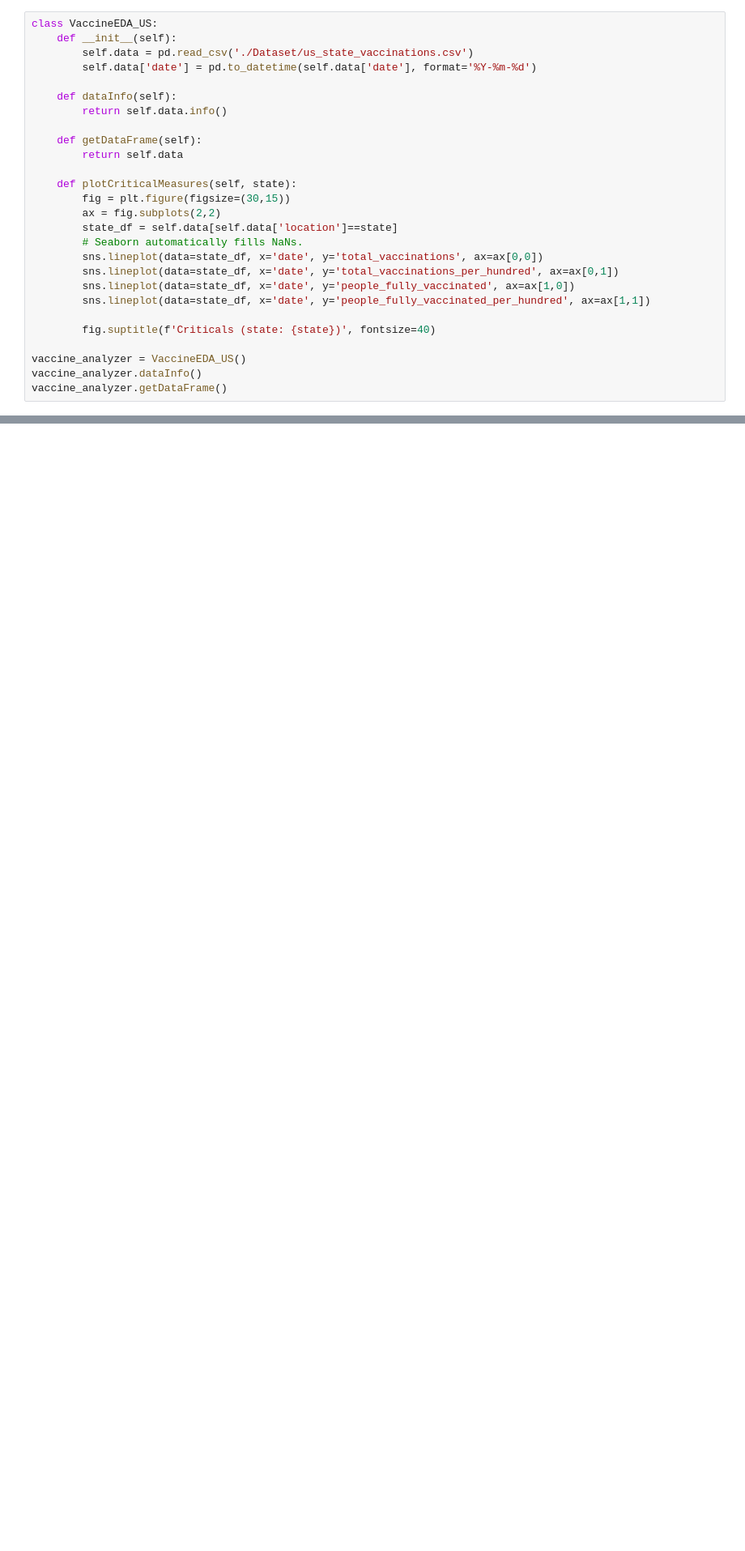
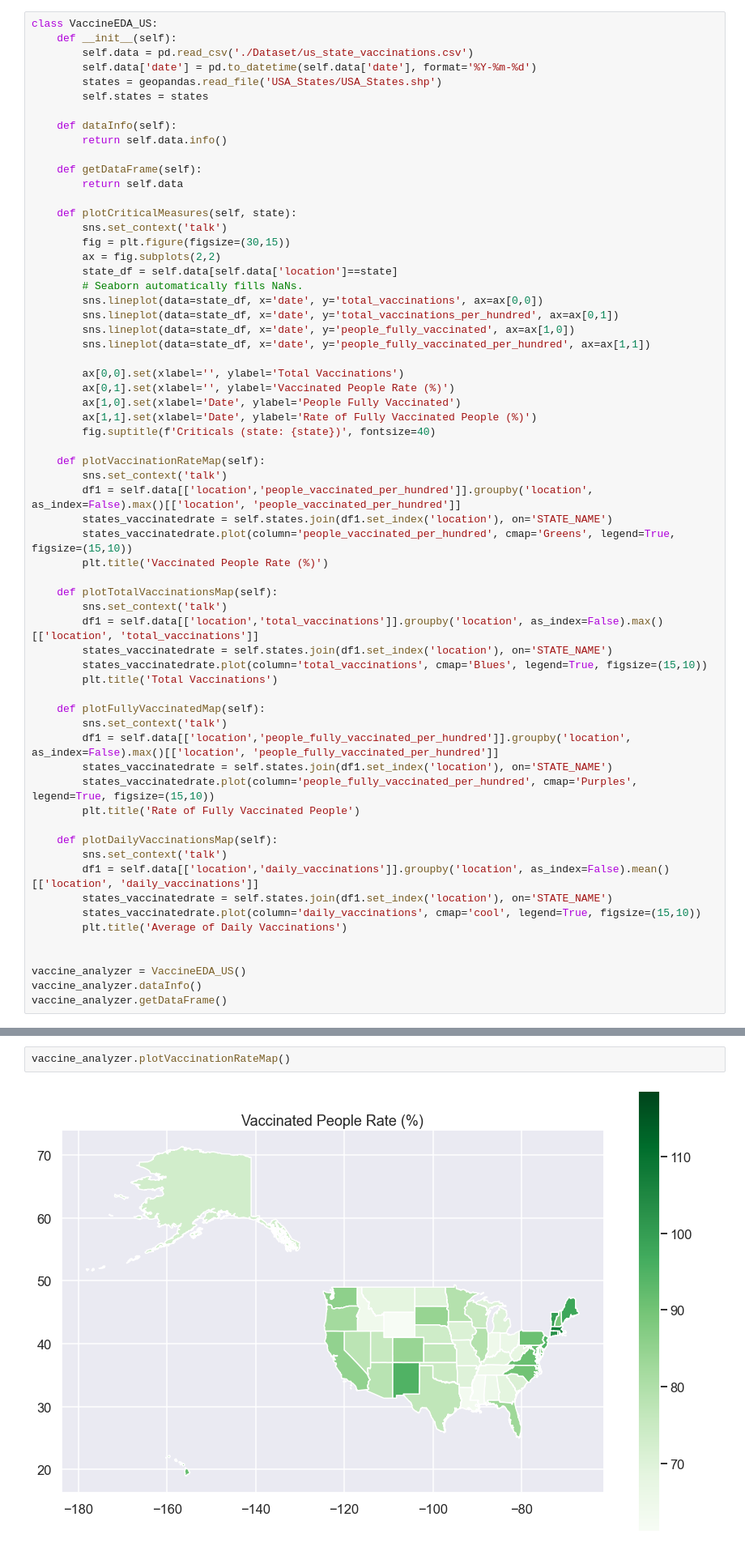
Before and after one commit to Mohammad8921/Corona-EDA, a Jupyter notebook: US-EDA.ipynb, the cells around one changed output, grey strips where cells are left out. Shown at 81% size. Cells and saved outputs as stored; diff of their text form; blank space fills up the shorter version.

```diff
--- a/US-EDA.ipynb
+++ b/US-EDA.ipynb
@@ -169,6 +174,8 @@ class VaccineEDA_US:
     def __init__(self):
         self.data = pd.read_csv('./Dataset/us_state_vaccinations.csv')
         self.data['date'] = pd.to_datetime(self.data['date'], format='%Y-%m-%d')
+        states = geopandas.read_file('USA_States/USA_States.shp')
+        self.states = states
 
     def dataInfo(self):
         return self.data.info()
@@ -177,6 +184,7 @@ class VaccineEDA_US:
         return self.data
 
     def plotCriticalMeasures(self, state):
+        sns.set_context('talk')
         fig = plt.figure(figsize=(30,15))
         ax = fig.subplots(2,2)
         state_df = self.data[self.data['location']==state]
@@ -186,7 +194,40 @@ class VaccineEDA_US:
         sns.lineplot(data=state_df, x='date', y='people_fully_vaccinated', ax=ax[1,0])
         sns.lineplot(data=state_df, x='date', y='people_fully_vaccinated_per_hundred', ax=ax[1,1])
 
+        ax[0,0].set(xlabel='', ylabel='Total Vaccinations')
+        ax[0,1].set(xlabel='', ylabel='Vaccinated People Rate (%)')
+        ax[1,0].set(xlabel='Date', ylabel='People Fully Vaccinated')
+        ax[1,1].set(xlabel='Date', ylabel='Rate of Fully Vaccinated People (%)')
         fig.suptitle(f'Criticals (state: {state})', fontsize=40)
+
+    def plotVaccinationRateMap(self):
+        sns.set_context('talk')
+        df1 = self.data[['location','people_vaccinated_per_hundred']].groupby('location', as_index=False).max()[['location', 'people_vaccinated_per_hundred']]
+        states_vaccinatedrate = self.states.join(df1.set_index('location'), on='STATE_NAME')
+        states_vaccinatedrate.plot(column='people_vaccinated_per_hundred', cmap='Greens', legend=True, figsize=(15,10))
+        plt.title('Vaccinated People Rate (%)')
+
+    def plotTotalVaccinationsMap(self):
+        sns.set_context('talk')
+        df1 = self.data[['location','total_vaccinations']].groupby('location', as_index=False).max()[['location', 'total_vaccinations']]
+        states_vaccinatedrate = self.states.join(df1.set_index('location'), on='STATE_NAME')
+        states_vaccinatedrate.plot(column='total_vaccinations', cmap='Blues', legend=True, figsize=(15,10))
+        plt.title('Total Vaccinations')
+
+    def plotFullyVaccinatedMap(self):
+        sns.set_context('talk')
+        df1 = self.data[['location','people_fully_vaccinated_per_hundred']].groupby('location', as_index=False).max()[['location', 'people_fully_vaccinated_per_hundred']]
+        states_vaccinatedrate = self.states.join(df1.set_index('location'), on='STATE_NAME')
+        states_vaccinatedrate.plot(column='people_fully_vaccinated_per_hundred', cmap='Purples', legend=True, figsize=(15,10))
+        plt.title('Rate of Fully Vaccinated People')
+
+    def plotDailyVaccinationsMap(self):
+        sns.set_context('talk')
+        df1 = self.data[['location','daily_vaccinations']].groupby('location', as_index=False).mean()[['location', 'daily_vaccinations']]
+        states_vaccinatedrate = self.states.join(df1.set_index('location'), on='STATE_NAME')
+        states_vaccinatedrate.plot(column='daily_vaccinations', cmap='cool', legend=True, figsize=(15,10))
+        plt.title('Average of Daily Vaccinations')
+
 
 vaccine_analyzer = VaccineEDA_US()
 vaccine_analyzer.dataInfo()
@@ -237,0 +287,4 @@ vaccine_analyzer.plotCriticalMeasures(state='Texas')
+# %%
+vaccine_analyzer.plotVaccinationRateMap()
+# %% [output]
+[figure, added]
```
Also changed, not shown: parts of 14 cells of this notebook.
